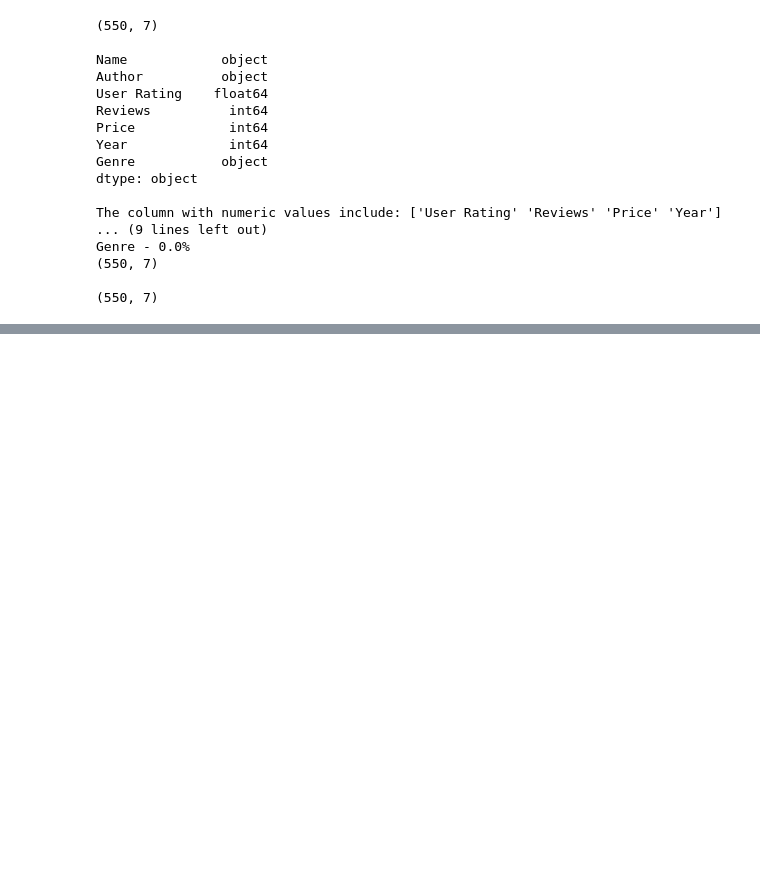
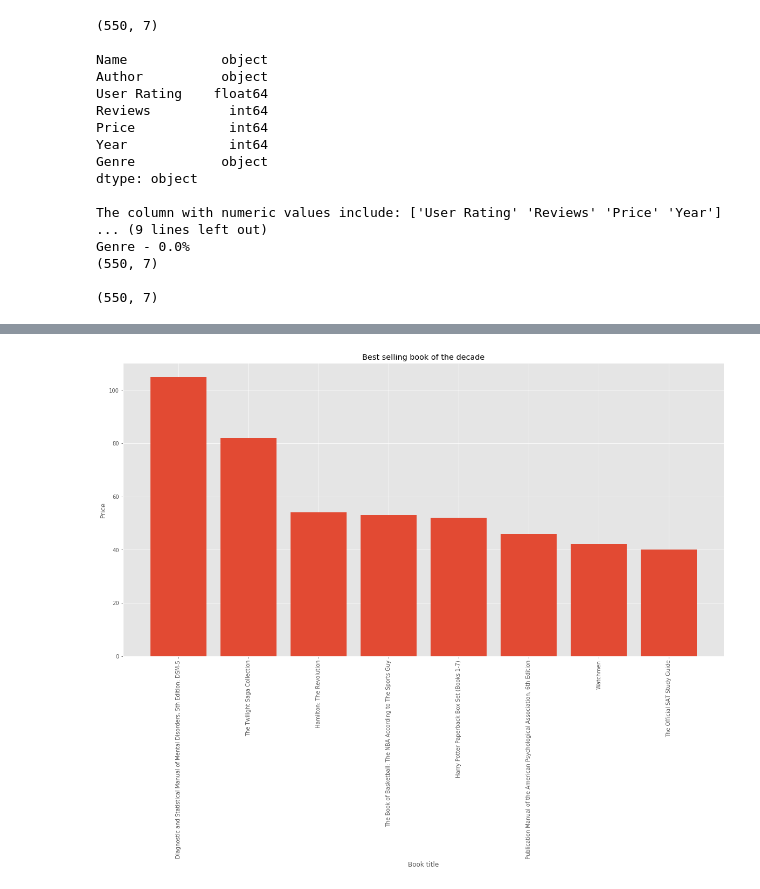
Before and after one commit to AI-fae/Init_assessment_files, a Jupyter notebook: SCAMP assessment.ipynb, the cells around one changed output, grey strips where cells are left out. Cells and saved outputs as stored; diff of their text form; code cells hidden in the pictures; blank space fills up the shorter version.

```diff
--- a/SCAMP assessment.ipynb
+++ b/SCAMP assessment.ipynb
@@ -6,8 +6,11 @@ import numpy as np
 import pandas as pd
 import seaborn as sns
 from matplotlib import style
+import warnings
 
+#warnings.filter("ignore")
 plt.style.use('ggplot')
+plt.rcParams['figure.figsize'] = (20,10)
 # %%
 #IMPORTING AND CLEANING DATA
 
@@ -87,0 +83,12 @@ df
+# %%
+#Visualizing 20 best selling books of the decade.
+
+best_seller = df.nlargest(20,'Price',  keep='all')
+plt.bar(best_seller['Name'], best_seller['Price'])
+plt.title('Best selling book of the decade')
+plt.xticks(rotation = 90)
+plt.xlabel('Book title')
+plt.ylabel('Price')
+plt.show()
+# %% [output]
+[figure, added]
```
Also changed, not shown: parts of 11 cells of this notebook.
